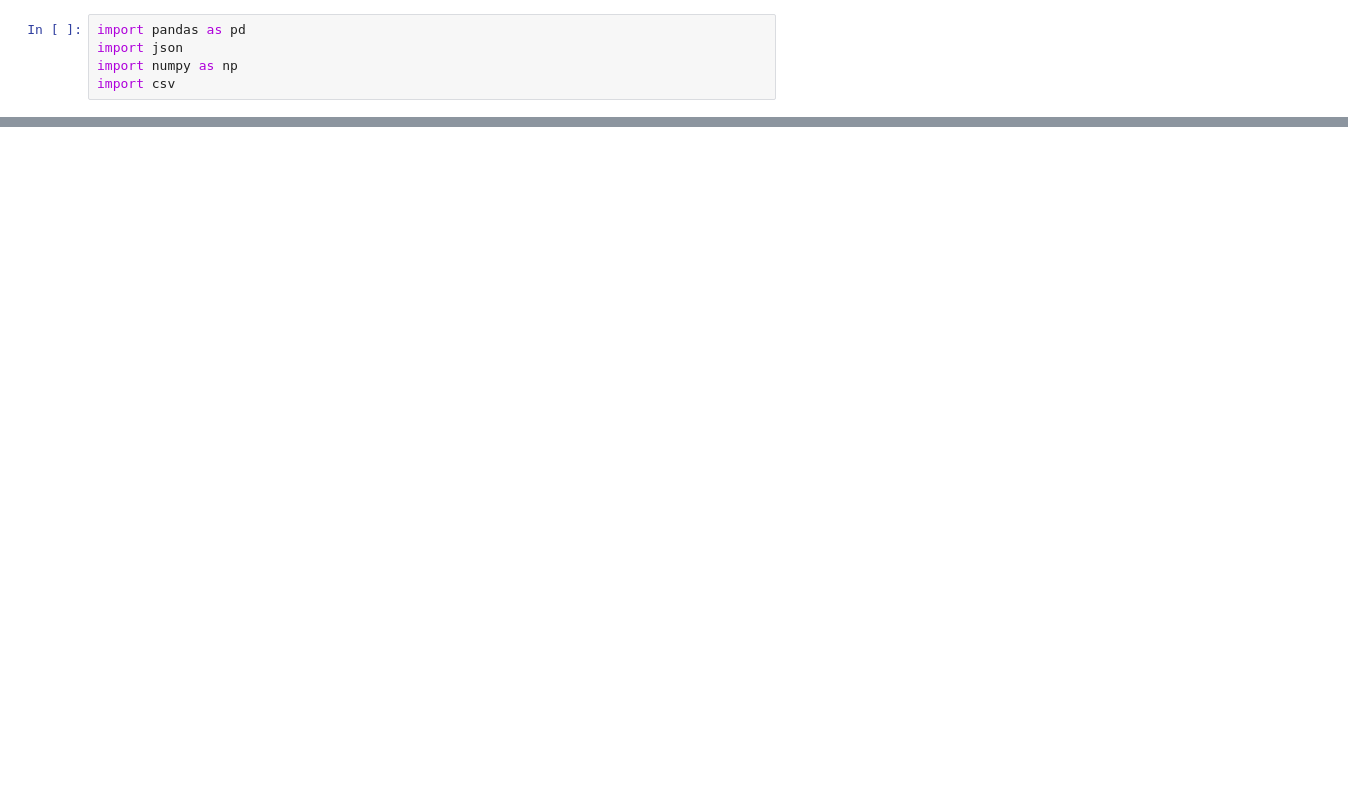
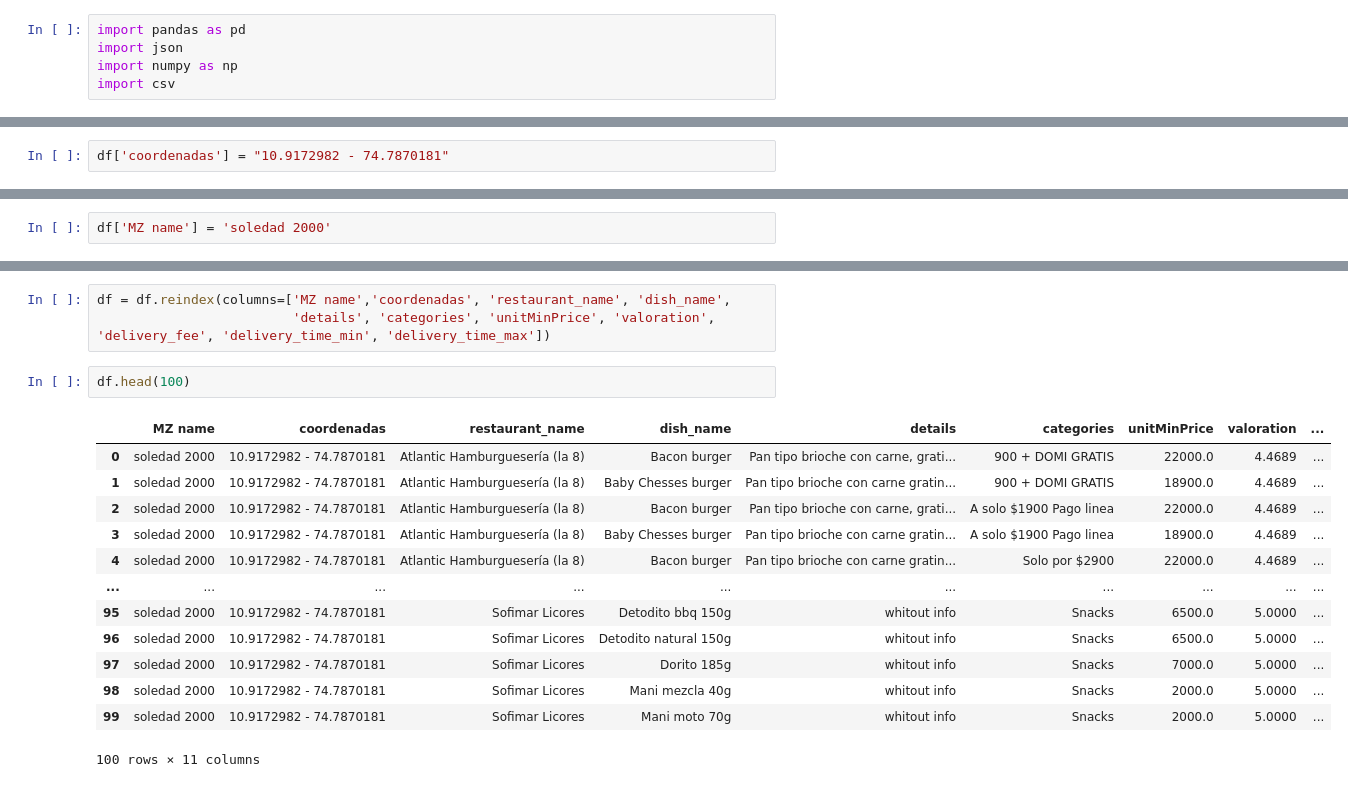
Before and after one commit to JuliXnCXm/scraper, a Jupyter notebook: notebooks/scraper_test.ipynb, the cells around one changed output, grey strips where cells are left out. Saved outputs shown, nothing was run; the diff lists cells and outputs as text; blank space fills up the shorter version.

```diff
--- a/notebooks/scraper_test.ipynb
+++ b/notebooks/scraper_test.ipynb
@@ -88 +28,3 @@ df
+# %%
+df['coordenadas'] = "10.9172982 - 74.7870181"
 # %%
@@ -106,0 +46,2 @@ memory usage: 825.6+ KB
+# %%
+df['MZ name'] = 'soledad 2000'
@@ -106,0 +64,19 @@ memory usage: 825.6+ KB
+# %%
+df = df.reindex(columns=['MZ name','coordenadas', 'restaurant_name', 'dish_name',
+                         'details', 'categories', 'unitMinPrice', 'valoration', 'delivery_fee', 'delivery_time_min', 'delivery_time_max'])
+# %%
+df.head(100)
+# %% [output]
+|  | MZ name | coordenadas | restaurant_name | dish_name | details | categories | unitMinPrice | valoration | ... |
+| 0 | soledad 2000 | 10.9172982 - 74.7870181 | Atlantic Hamburguesería (la 8) | Bacon burger | Pan tipo brioche con carne, grati... | 900 + DOMI GRATIS | 22000.0 | 4.4689 | ... |
+| 1 | soledad 2000 | 10.9172982 - 74.7870181 | Atlantic Hamburguesería (la 8) | Baby Chesses burger | Pan tipo brioche con carne gratin... | 900 + DOMI GRATIS | 18900.0 | 4.4689 | ... |
+| 2 | soledad 2000 | 10.9172982 - 74.7870181 | Atlantic Hamburguesería (la 8) | Bacon burger | Pan tipo brioche con carne, grati... | A solo $1900 Pago linea | 22000.0 | 4.4689 | ... |
+| 3 | soledad 2000 | 10.9172982 - 74.7870181 | Atlantic Hamburguesería (la 8) | Baby Chesses burger | Pan tipo brioche con carne gratin... | A solo $1900 Pago linea | 18900.0 | 4.4689 | ... |
+| 4 | soledad 2000 | 10.9172982 - 74.7870181 | Atlantic Hamburguesería (la 8) | Bacon burger | Pan tipo brioche con carne gratin... | Solo por $2900 | 22000.0 | 4.4689 | ... |
+| ... | ... | ... | ... | ... | ... | ... | ... | ... | ... |
+| 95 | soledad 2000 | 10.9172982 - 74.7870181 | Sofimar Licores | Detodito bbq 150g | whitout info | Snacks | 6500.0 | 5.0000 | ... |
+| 96 | soledad 2000 | 10.9172982 - 74.7870181 | Sofimar Licores | Detodito natural 150g | whitout info | Snacks | 6500.0 | 5.0000 | ... |
+| 97 | soledad 2000 | 10.9172982 - 74.7870181 | Sofimar Licores | Dorito 185g | whitout info | Snacks | 7000.0 | 5.0000 | ... |
+| 98 | soledad 2000 | 10.9172982 - 74.7870181 | Sofimar Licores | Mani mezcla 40g | whitout info | Snacks | 2000.0 | 5.0000 | ... |
+| 99 | soledad 2000 | 10.9172982 - 74.7870181 | Sofimar Licores | Mani moto 70g | whitout info | Snacks | 2000.0 | 5.0000 | ... |
+100 rows × 11 columns
```
Also changed, not shown: parts of 15 cells of this notebook, 26 other files.
